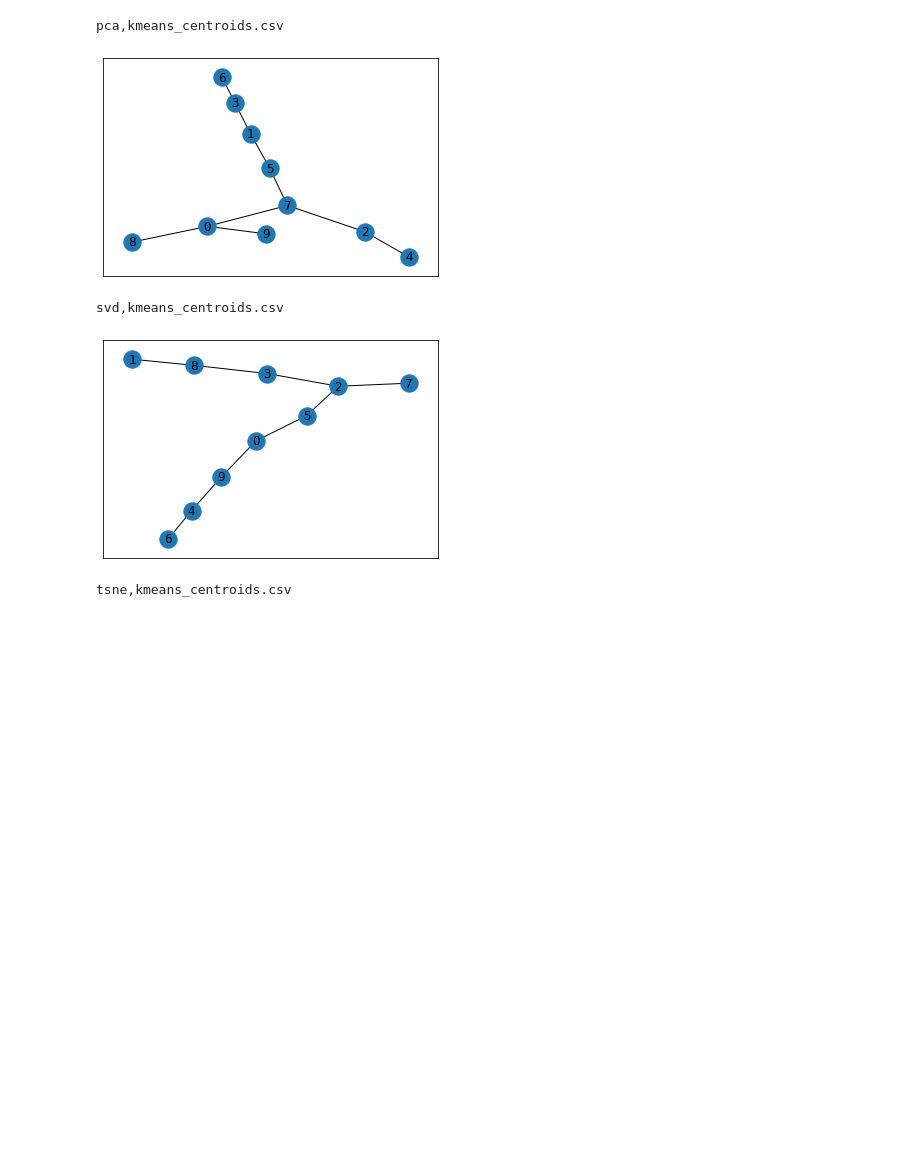
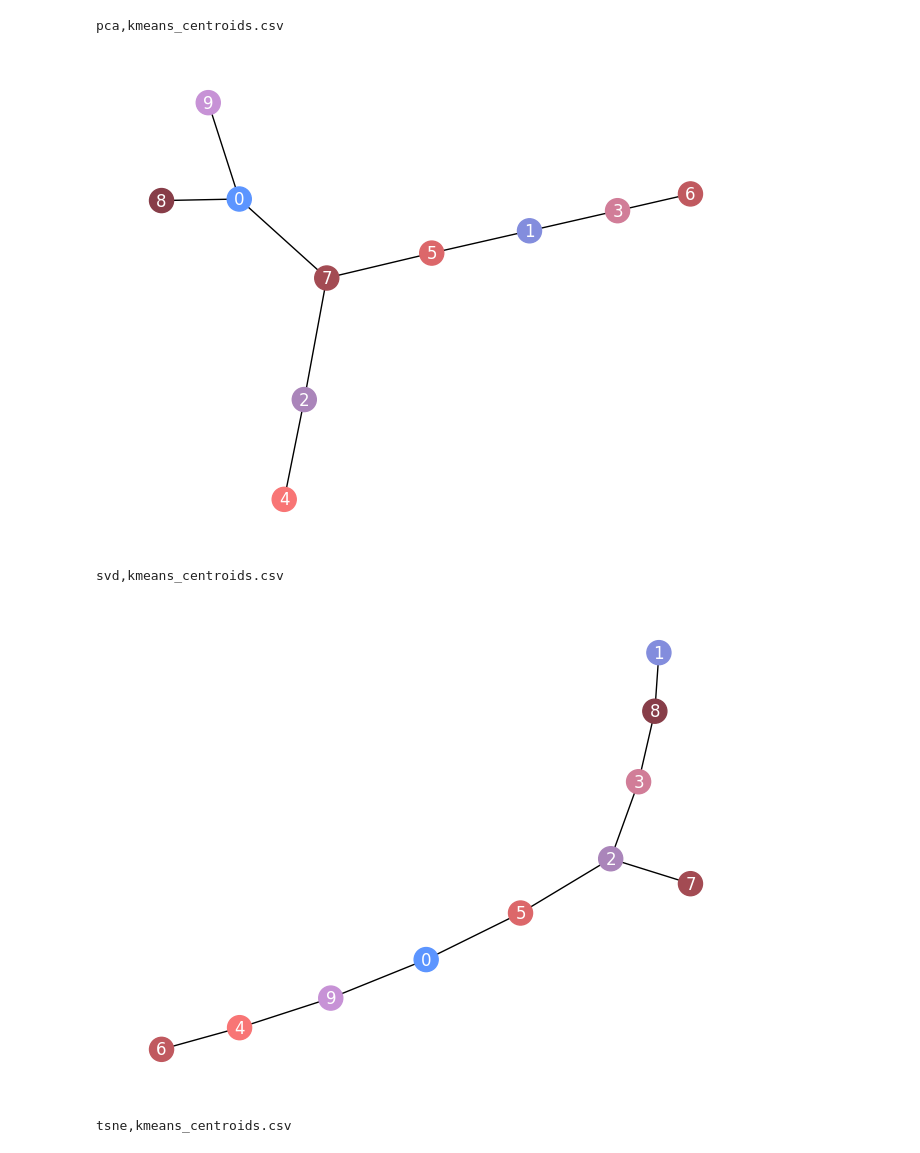
Before and after one commit to sophie006liu/02512_project, a Jupyter notebook: MST_dim_reduced.ipynb, the cells around one changed output. Saved outputs shown, nothing was run; the diff lists cells and outputs as text; code cells hidden in the pictures; blank space fills up the shorter version.

Commit message:
Updated graph colors

```diff
--- a/MST_dim_reduced.ipynb
+++ b/MST_dim_reduced.ipynb
@@ -73,15 +65,49 @@ def showGraph(MST):
+# %%
+# visualize graph
+def showGraph(MST,i):
+    labels = ['PCA TSCAN', 'SVD TSCAN', 'TSNE TSCAN']
+    MSTEdges = [(i,j) for (dist,i,j) in MST]
+
+    G = networkx.Graph()
+    G.add_edges_from(MSTEdges)
+    color_map = []
+    for node in G:
+        if node == 0:
+            color_map.append('#5C95FF')
+        if node == 1:
+            color_map.append('#838DDD')
+        if node == 2:
+            color_map.append('#AA85BA')
+        if node == 3:
+            color_map.append('#D17D98')
+        if node == 4:
+            color_map.append('#F87575')
+        if node == 5:
+            color_map.append('#DC676A')
+        if node == 6:
+            color_map.append('#C0595F')
+        if node == 7:
+            color_map.append('#A34B53')
+        if node == 8:
+            color_map.append('#873D48')
+        if node == 9:
+            color_map.append('#C792D6')
+    networkx.draw(G, node_color=color_map, font_color = 'white',with_labels=True)
+    plt.title(labels[i])
+    plt.savefig(labels[i] + ".jpg")
+    plt.show()
 # %%
 filenames = ['pca,kmeans_centroids.csv', 'svd,kmeans_centroids.csv', 'tsne,kmeans_centroids.csv']
-for filename in filenames:
-    centroids = np.loadtxt(filename, delimiter=',')
+for i in range(len(filenames)):
+    centroids = np.loadtxt(filenames[i], delimiter=',')
     distances = computeDistance(centroids)
     V,E = createGraph(centroids, distances)
     MST = kruskals(V,E)
-    print(filename)
-    showGraph(MST)
+    print(filenames[i])
+    showGraph(MST, i)
 # %% [output]
 pca,kmeans_centroids.csv
-[figure, old version]
+[figure, new version]
 svd,kmeans_centroids.csv
-[figure, old version]
+[figure, new version]
 tsne,kmeans_centroids.csv
```
Also changed, not shown: parts of 2 cells of this notebook, 3 other files.
